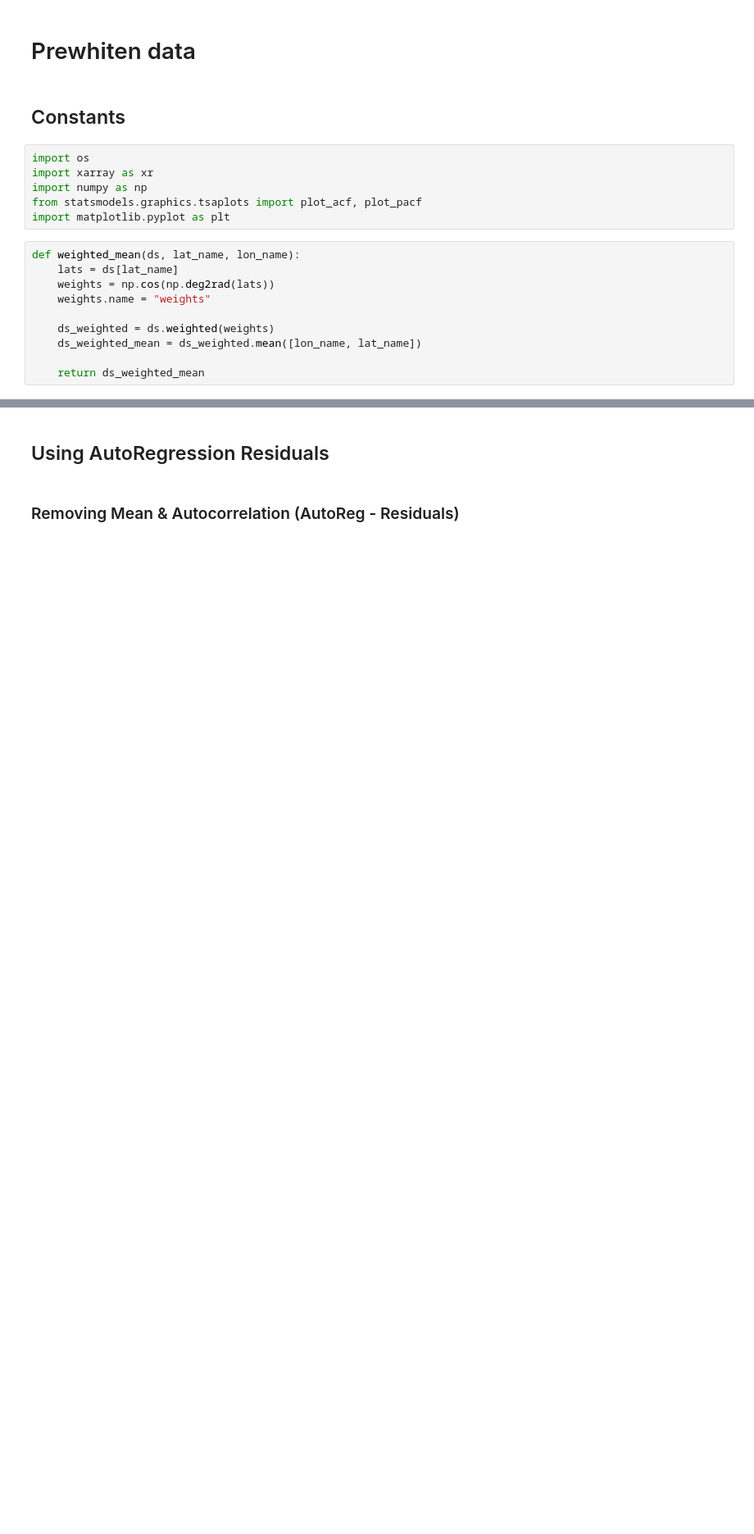
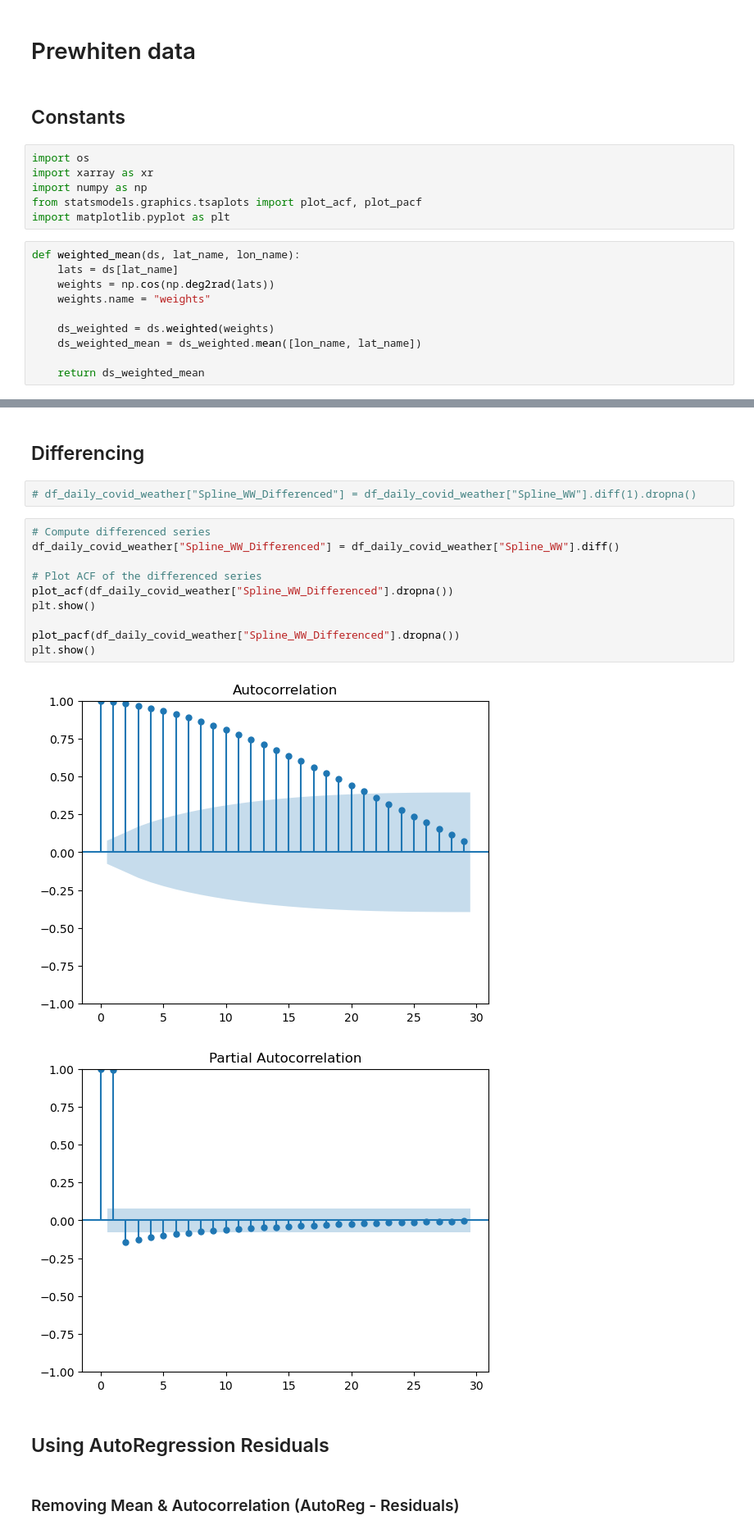
Before and after one commit to sd9616/wastewater, a Jupyter notebook: Daily_PRISM_netcdf_calc_twbs.ipynb, the cells around one changed output, grey strips where cells are left out. Shown at 82% size. Drawn from its saved outputs; the diff is of its cells as text; blank space fills up the shorter version.

```diff
--- a/Daily_PRISM_netcdf_calc_twbs.ipynb
+++ b/Daily_PRISM_netcdf_calc_twbs.ipynb
@@ -1463,3 +1518,20 @@ Saved file at /home/sd96/rdf/twbs/netcdf/Harris_County_PRISM_twbs_stable_4kmD2_2
+# %% [markdown]
+## Differencing
+# %%
+# df_daily_covid_weather["Spline_WW_Differenced"] = df_daily_covid_weather["Spline_WW"].diff(1).dropna()
+# %%
+# Compute differenced series
+df_daily_covid_weather["Spline_WW_Differenced"] = df_daily_covid_weather["Spline_WW"].diff()
+
+# Plot ACF of the differenced series
+plot_acf(df_daily_covid_weather["Spline_WW_Differenced"].dropna())
+plt.show()
+
+plot_pacf(df_daily_covid_weather["Spline_WW_Differenced"].dropna())
+plt.show()
+# %% [output]
+[figure, added]
+[figure, added]
 # %% [markdown]
 ## Using AutoRegression Residuals
 # %% [markdown]
```
Also changed, not shown: parts of 7 cells of this notebook.
